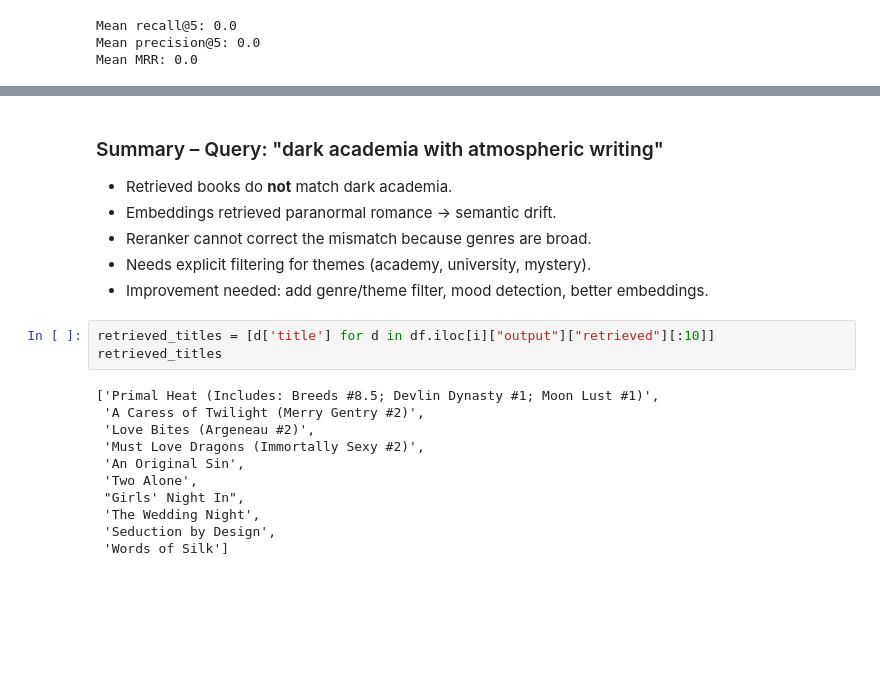
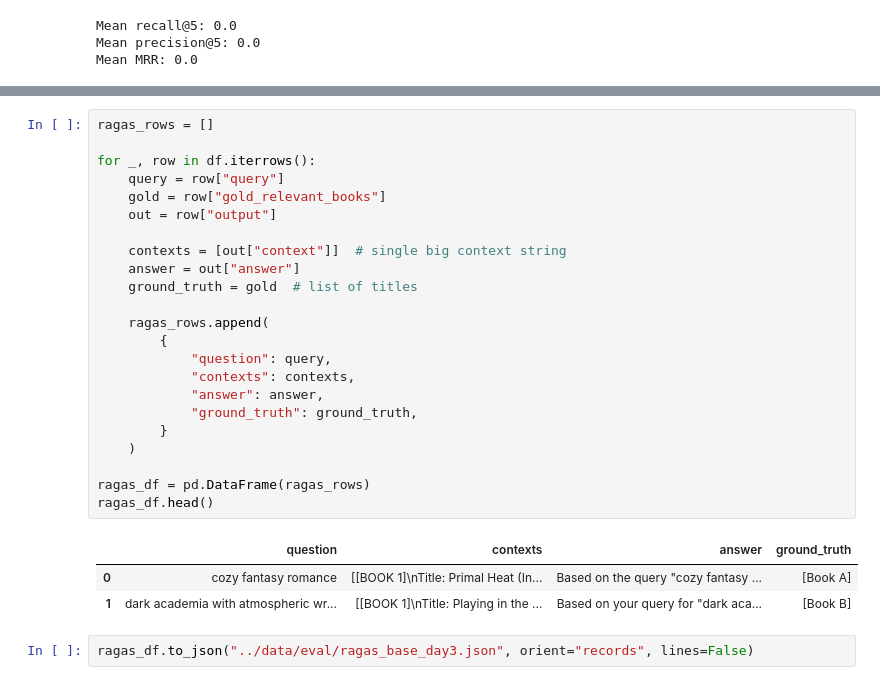
Before and after one commit to BiancaGL2104/rag-book-recommender, a Jupyter notebook: notebooks/explain_scores.ipynb, the cells around one changed output, grey strips where cells are left out. Drawn from its saved outputs; the diff is of its cells as text; blank space fills up the shorter version.

```diff
--- a/notebooks/explain_scores.ipynb
+++ b/notebooks/explain_scores.ipynb
@@ -203,22 +240,29 @@ plot_scores_for_query(1)
-# %% [markdown]
-### Summary – Query: "dark academia with atmospheric writing"
-
-- Retrieved books do **not** match dark academia.
-- Embeddings retrieved paranormal romance → semantic drift.
-- Reranker cannot correct the mismatch because genres are broad.
-- Needs explicit filtering for themes (academy, university, mystery).
-- Improvement needed: add genre/theme filter, mood detection, better embeddings.
-# %%
-retrieved_titles = [d['title'] for d in df.iloc[i]["output"]["retrieved"][:10]]
-retrieved_titles
-# %% [output]
-['Primal Heat (Includes: Breeds #8.5; Devlin Dynasty #1; Moon Lust #1)',
- 'A Caress of Twilight (Merry Gentry #2)',
- 'Love Bites (Argeneau #2)',
- 'Must Love Dragons (Immortally Sexy #2)',
- 'An Original Sin',
- 'Two Alone',
- "Girls' Night In",
- 'The Wedding Night',
- 'Seduction by Design',
- 'Words of Silk']
+# %%
+ragas_rows = []
+
+for _, row in df.iterrows():
+    query = row["query"]
+    gold = row["gold_relevant_books"]
+    out = row["output"]
+
+    contexts = [out["context"]]  # single big context string
+    answer = out["answer"]
+    ground_truth = gold  # list of titles
+
+    ragas_rows.append(
+        {
+            "question": query,
+            "contexts": contexts,
+            "answer": answer,
+            "ground_truth": ground_truth,
+        }
+    )
+
+ragas_df = pd.DataFrame(ragas_rows)
+ragas_df.head()
+# %% [output]
+|  | question | contexts | answer | ground_truth |
+| 0 | cozy fantasy romance | [[BOOK 1]\nTitle: Primal Heat (In... | Based on the query "cozy fantasy ... | [Book A] |
+| 1 | dark academia with atmospheric wr... | [[BOOK 1]\nTitle: Playing in the ... | Based on your query for "dark aca... | [Book B] |
+# %%
+ragas_df.to_json("../data/eval/ragas_base_day3.json", orient="records", lines=False)
```
Also changed, not shown: parts of 20 cells of this notebook, 12 other files.
